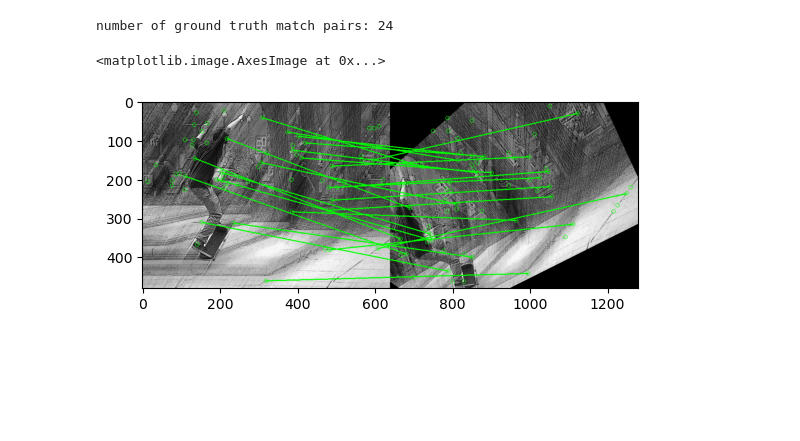
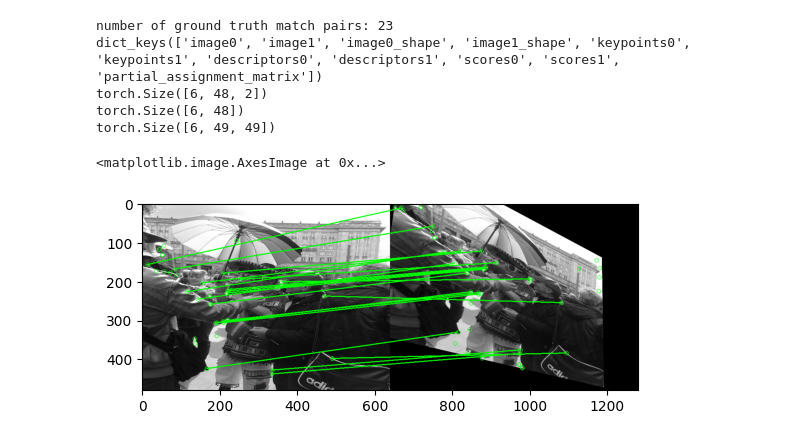
Before and after one commit to ywangmy/comp5222, a Jupyter notebook: dataloader.ipynb, the cells around one changed output. Drawn from its saved outputs; the diff is of its cells as text; code cells hidden in the pictures; blank space fills up the shorter version.

```diff
--- a/dataloader.ipynb
+++ b/dataloader.ipynb
@@ -50,20 +48,28 @@ batch = next(iter(dataloader))
 # %%
 partial_assignment_matrix = batch["partial_assignment_matrix"]
 print(
     "number of ground truth match pairs:",
     int(torch.sum(partial_assignment_matrix[0][:-1, :-1])),
 )
+print(batch.keys())
+print(batch["keypoints0"].shape)
+print(batch["scores0"].shape)
+print(batch["partial_assignment_matrix"].shape)
 
 plt.imshow(
     visualize_matches(
-        batch["image_original"][0],
-        batch["image_novel"][0],
-        batch["keypoints_original"][0],
-        batch["keypoints_novel"][0],
+        batch["image0"][0],
+        batch["image1"][0],
+        batch["keypoints0"][0],
+        batch["keypoints1"][0],
         batch["partial_assignment_matrix"][0],
     )
 )
 # %% [output]
-number of ground truth match pairs: 24
+number of ground truth match pairs: 23
+dict_keys(['image0', 'image1', 'image0_shape', 'image1_shape', 'keypoints0', 'keypoints1', 'descriptors0', 'descriptors1', 'scores0', 'scores1', 'partial_assignment_matrix'])
+torch.Size([6, 48, 2])
+torch.Size([6, 48])
+torch.Size([6, 49, 49])
 <matplotlib.image.AxesImage at 0x...>
-[figure, old version]
+[figure, new version]
```
Also changed, not shown: parts of 2 cells of this notebook, 20 other files.
